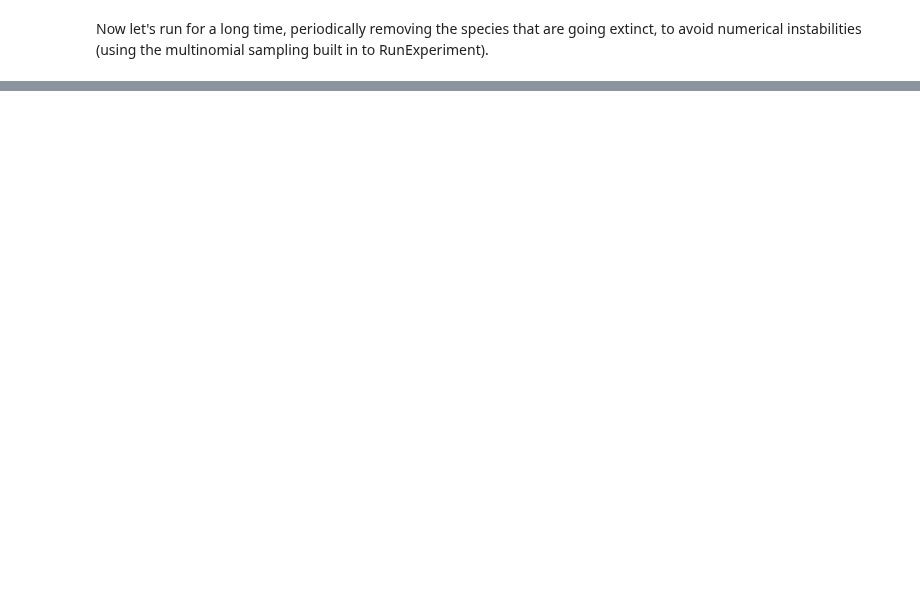
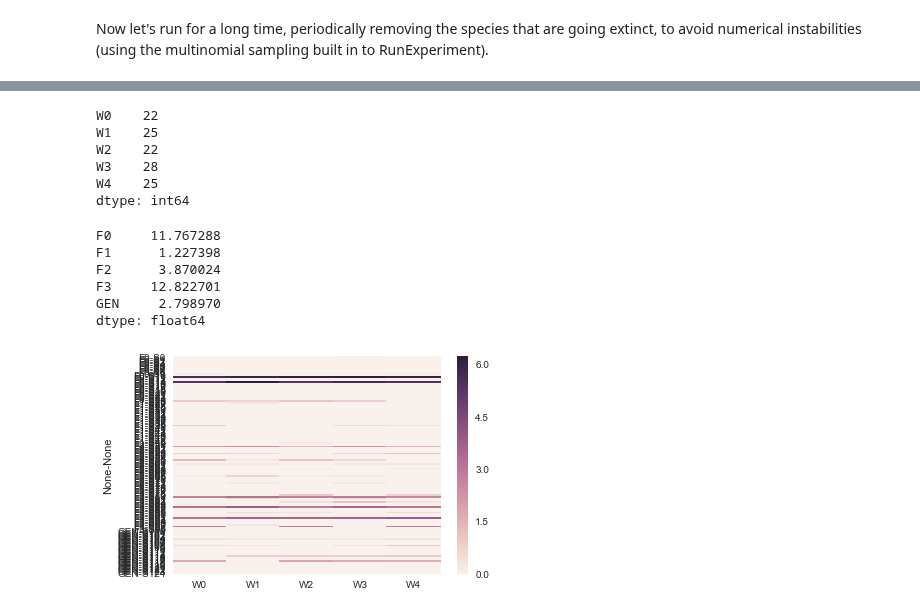
Before and after one commit to Emergent-Behaviors-in-Biology/community-simulator, a Jupyter notebook: Community Simulator Tutorial.ipynb, the cells around one changed output, grey strips where cells are left out. Cells and saved outputs as stored; diff of their text form; code cells hidden in the pictures; blank space fills up the shorter version.

```diff
--- a/Community Simulator Tutorial.ipynb
+++ b/Community Simulator Tutorial.ipynb
@@ -477,0 +476,23 @@ plt.show()
+# %%
+(MyPlate.N>0).sum()
+# %% [output]
+W0    22
+W1    25
+W2    22
+W3    28
+W4    25
+dtype: int64
+# %%
+MyPlate.N.groupby(level=0).sum().mean(axis=1)
+# %% [output]
+F0     11.767288
+F1      1.227398
+F2      3.870024
+F3     12.822701
+GEN     2.798970
+dtype: float64
+# %%
+sns.heatmap(MyPlate.N)
+plt.show()
+# %% [output]
+[figure, added]
```
Also changed, not shown: parts of 9 cells of this notebook, 5 other files.
